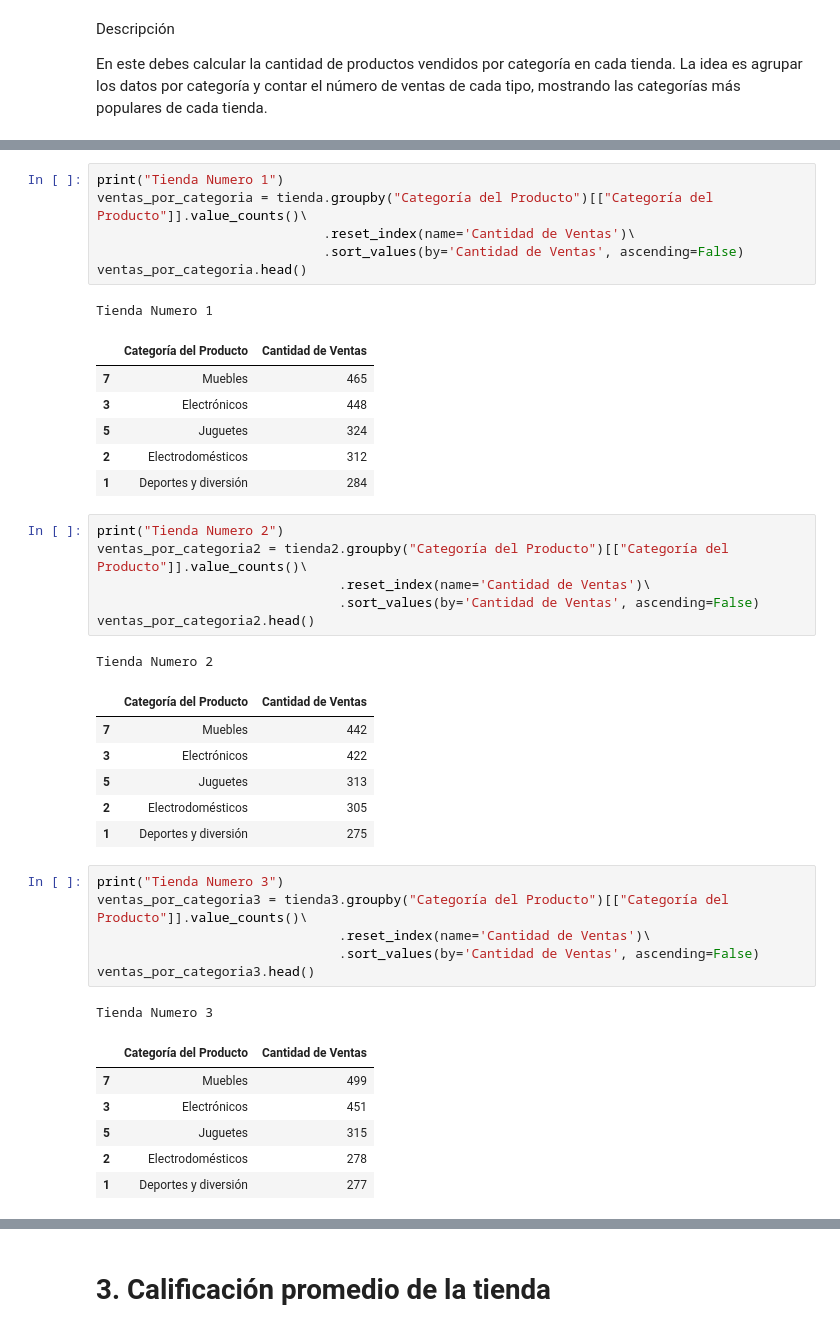
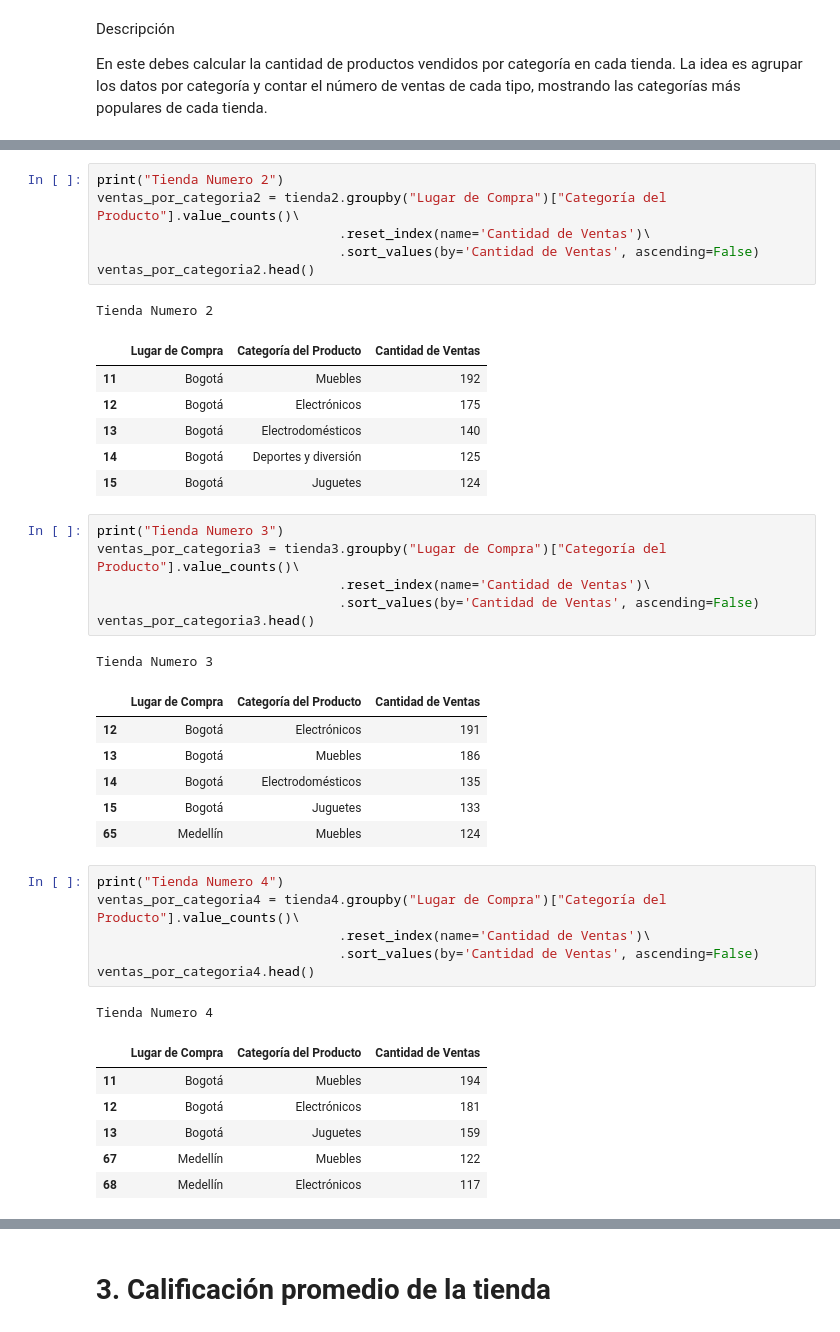
Before and after one commit to LejImkoaj/challenge1-data-science-alura-store-latam, a Jupyter notebook: AluraStoreLatam.ipynb, the cells around one changed output, grey strips where cells are left out. Cells and saved outputs as stored; diff of their text form.

Commit message:
organizando ventas por categoria

```diff
--- a/AluraStoreLatam.ipynb
+++ b/AluraStoreLatam.ipynb
@@ -88,42 +95,42 @@ tienda.head(3)
 # %%
-print("Tienda Numero 1")
-ventas_por_categoria = tienda.groupby("Categoría del Producto")[["Categoría del Producto"]].value_counts()\
-                             .reset_index(name='Cantidad de Ventas')\
-                             .sort_values(by='Cantidad de Ventas', ascending=False)
-ventas_por_categoria.head()
+print("Tienda Numero 2")
+ventas_por_categoria2 = tienda2.groupby("Lugar de Compra")["Categoría del Producto"].value_counts()\
+                               .reset_index(name='Cantidad de Ventas')\
+                               .sort_values(by='Cantidad de Ventas', ascending=False)
+ventas_por_categoria2.head()
 # %% [output]
-Tienda Numero 1
+Tienda Numero 2
-|  | Categoría del Producto | Cantidad de Ventas |
-| 7 | Muebles | 465 |
-| 3 | Electrónicos | 448 |
-| 5 | Juguetes | 324 |
-| 2 | Electrodomésticos | 312 |
-| 1 | Deportes y diversión | 284 |
+|  | Lugar de Compra | Categoría del Producto | Cantidad de Ventas |
+| 11 | Bogotá | Muebles | 192 |
+| 12 | Bogotá | Electrónicos | 175 |
+| 13 | Bogotá | Electrodomésticos | 140 |
+| 14 | Bogotá | Deportes y diversión | 125 |
+| 15 | Bogotá | Juguetes | 124 |
 # %%
-print("Tienda Numero 2")
-ventas_por_categoria2 = tienda2.groupby("Categoría del Producto")[["Categoría del Producto"]].value_counts()\
+print("Tienda Numero 3")
+ventas_por_categoria3 = tienda3.groupby("Lugar de Compra")["Categoría del Producto"].value_counts()\
                                .reset_index(name='Cantidad de Ventas')\
                                .sort_values(by='Cantidad de Ventas', ascending=False)
-ventas_por_categoria2.head()
+ventas_por_categoria3.head()
 # %% [output]
-Tienda Numero 2
+Tienda Numero 3
-|  | Categoría del Producto | Cantidad de Ventas |
-| 7 | Muebles | 442 |
-| 3 | Electrónicos | 422 |
-| 5 | Juguetes | 313 |
-| 2 | Electrodomésticos | 305 |
-| 1 | Deportes y diversión | 275 |
+|  | Lugar de Compra | Categoría del Producto | Cantidad de Ventas |
+| 12 | Bogotá | Electrónicos | 191 |
+| 13 | Bogotá | Muebles | 186 |
+| 14 | Bogotá | Electrodomésticos | 135 |
+| 15 | Bogotá | Juguetes | 133 |
+| 65 | Medellín | Muebles | 124 |
 # %%
-print("Tienda Numero 3")
-ventas_por_categoria3 = tienda3.groupby("Categoría del Producto")[["Categoría del Producto"]].value_counts()\
+print("Tienda Numero 4")
+ventas_por_categoria4 = tienda4.groupby("Lugar de Compra")["Categoría del Producto"].value_counts()\
                                .reset_index(name='Cantidad de Ventas')\
                                .sort_values(by='Cantidad de Ventas', ascending=False)
-ventas_por_categoria3.head()
+ventas_por_categoria4.head()
 # %% [output]
-Tienda Numero 3
+Tienda Numero 4
-|  | Categoría del Producto | Cantidad de Ventas |
-| 7 | Muebles | 499 |
-| 3 | Electrónicos | 451 |
-| 5 | Juguetes | 315 |
-| 2 | Electrodomésticos | 278 |
-| 1 | Deportes y diversión | 277 |
+|  | Lugar de Compra | Categoría del Producto | Cantidad de Ventas |
+| 11 | Bogotá | Muebles | 194 |
+| 12 | Bogotá | Electrónicos | 181 |
+| 13 | Bogotá | Juguetes | 159 |
+| 67 | Medellín | Muebles | 122 |
+| 68 | Medellín | Electrónicos | 117 |
```
Also changed, not shown: parts of 5 cells of this notebook.
